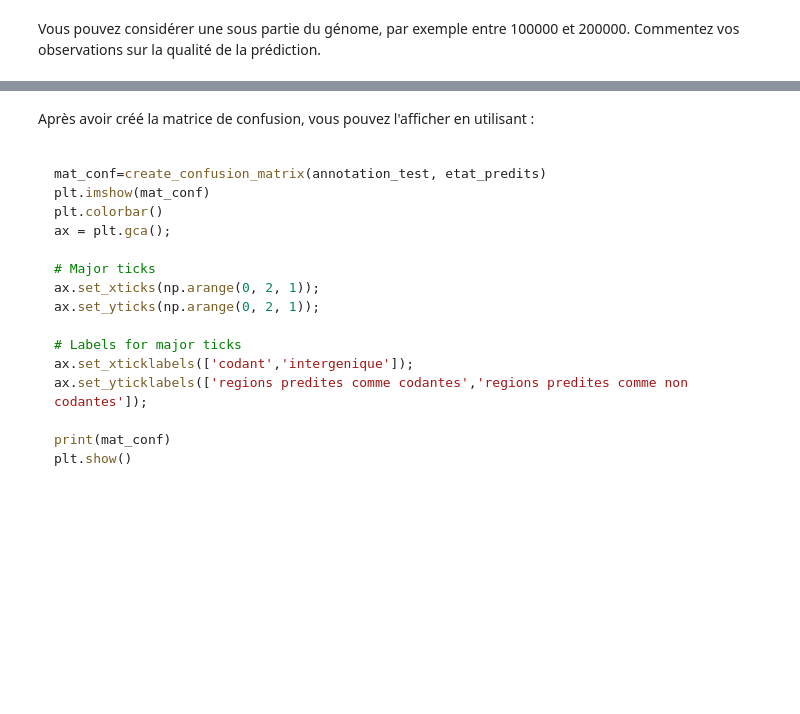
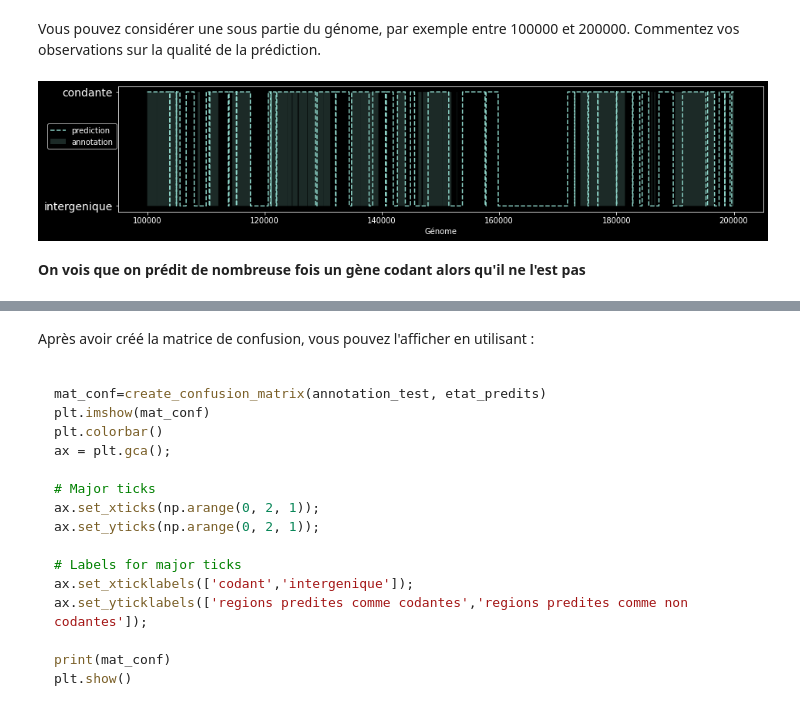
Before and after one commit to White-On/MAPSI_TME_2022, a Jupyter notebook: TME7/enonce/tme7.ipynb, the cells around one changed output, grey strips where cells are left out. Cells and saved outputs as stored; diff of their text form; code cells hidden in the pictures; blank space fills up the shorter version.

````diff
--- a/TME7/enonce/tme7.ipynb
+++ b/TME7/enonce/tme7.ipynb
@@ -198,31 +209,31 @@ def viterbi(allx,Pi,A,B):
 
     """
     ## initialisation
-    psi = np.zeros((len(A), len(allx))) # A = N
-    psi[:,0]= -1
-    delta = np.zeros((len(A), len(allx)))  # initialisation en dimension mais pas en contenu !
-    for i in range(len(A)):
-        delta[i,0] = np.log(Pi[i]) + np.log(B[i,0])
+    delta = np.zeros((len(allx), len(A)))  # initialisation en dimension mais pas en contenu !
+    delta[0] = np.log(Pi) + np.log(B[:,allx[0]]) # log pour eviter les valeurs trop petites
 
+    psi = np.zeros((len(allx), len(A)),dtype=int) # A = N
+    psi[0]= -1
+
+    # print(A)
+    # print(A.T[:,None])
     ## recursion
 
     for t in range(1,len(allx)):
-        for j in range(len(A)):
-            psi[j,t] = np.argmax(delta[:,t-1] + np.log(A[:,j]),axis=0)
-            delta[j,t] = np.max(delta[:,t-1] + np.log(A[:,j])) + np.log(B[j,allx[t]])
+        psi[t] = np.argmax(np.log(A) + delta[t-1][:,None], axis=0)
+        delta[t] = np.max(np.log(A) + delta[t-1][:,None], axis=0) + np.log(B[:,allx[t]])
 
+    ## terminaison
 
-    #terminaison
+    S = np.max(delta[-1])
+    # print(S)
 
-    S = np.max(delta[:,len(allx)-1])
-    print(S)
-
-    #chemin
+    ## chemin
 
     St = np.zeros(len(allx))
-    St[len(allx)-1] = np.argmax(delta[:,len(allx)-1])
+    St[-1] = np.argmax(delta[-1])
     for i in range(len(allx)-2,0,-1):
-        St[i] = psi[int(St[i+1]),i+1]
+        St[i] = psi[i+1,int(St[i+1])]
 
 
     return St
@@ -246,6 +311,25 @@ plt.show()
 ```
 # %% [markdown]
 Vous pouvez considérer une sous partie du génome, par exemple entre 100000 et 200000. Commentez vos observations sur la qualité de la prédiction.
+# %%
+import matplotlib.pyplot as plt
+
+etat_predits[etat_predits!=0]=1
+annotation_test[annotation_test!=0]=1
+
+x = np.arange(100000,200000)
+fig, ax = plt.subplots(figsize=(15,3))
+# ax.plot(x,annotation_test[100000:200000], label="annotation", lw=3, alpha=.4)
+ax.plot(x,etat_predits[100000:200000], label="prediction", ls="--")
+ax.fill_between(x, annotation_test[100000:200000], alpha=.2, label="annotation")
+ax.set_xlabel("Génome")
+ax.set_yticks([0,1],["intergenique","condante"],fontsize=14)
+ax.legend(loc=(-0.11,0.5), fontsize=10)
+plt.show()
+# %% [output]
+[figure, added]
+# %% [markdown]
+**On vois que on prédit de nombreuse fois un gène codant alors qu'il ne l'est pas**
 # %% [markdown]
 ## Question 4 :  Evaluation des performances
 
````
Also changed, not shown: parts of 18 cells of this notebook.
